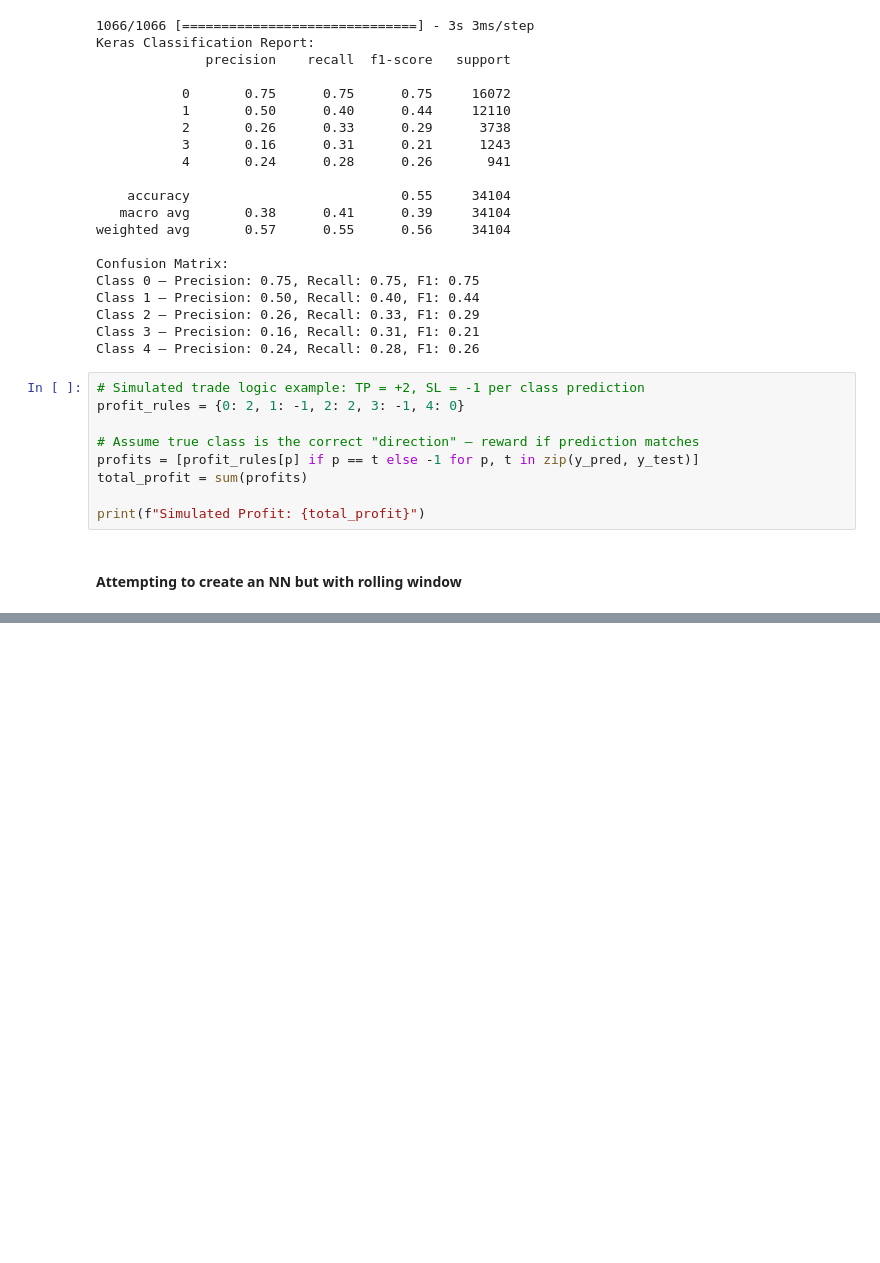
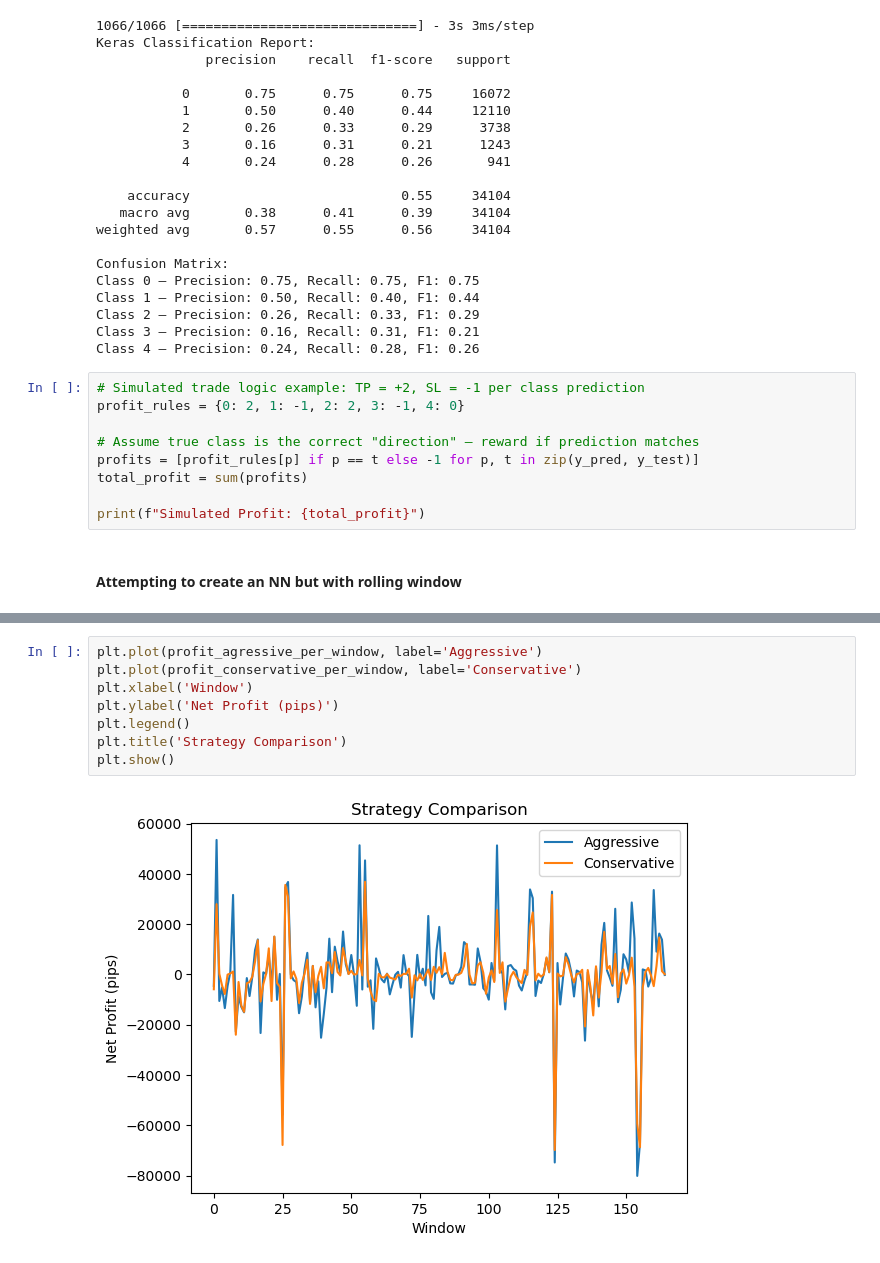
Before and after one commit to MartimMG/QuantTrade, a Jupyter notebook: neural_net.ipynb, the cells around one changed output, grey strips where cells are left out. Cells and saved outputs as stored; diff of their text form; blank space fills up the shorter version.

```diff
--- a/neural_net.ipynb
+++ b/neural_net.ipynb
@@ -318,0 +291,10 @@ plt.show()
+# %%
+plt.plot(profit_agressive_per_window, label='Aggressive')
+plt.plot(profit_conservative_per_window, label='Conservative')
+plt.xlabel('Window')
+plt.ylabel('Net Profit (pips)')
+plt.legend()
+plt.title('Strategy Comparison')
+plt.show()
+# %% [output]
+[figure, added]
```
Also changed, not shown: parts of 10 cells of this notebook, 3 other files.
